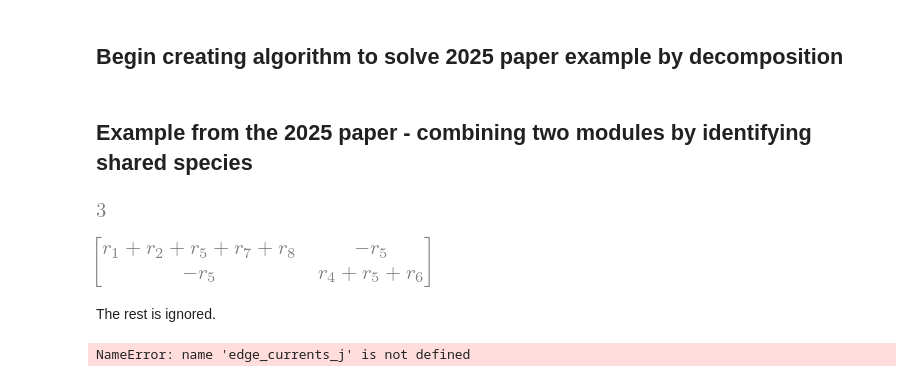
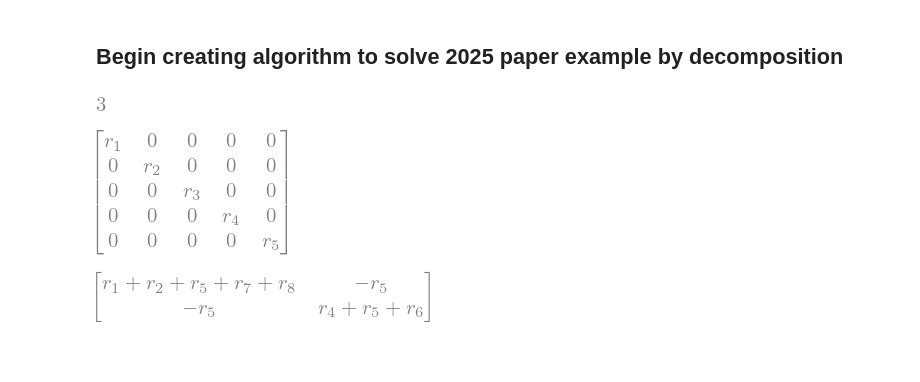
Before and after one commit to FTurci/conductance-chem-net, a Jupyter notebook: students/Jed/Integrated Combining Class.ipynb, the cells around one changed output. Drawn from its saved outputs; the diff is of its cells as text; code cells hidden in the pictures; blank space fills up the shorter version.

```diff
--- a/students/Jed/Integrated Combining Class.ipynb
+++ b/students/Jed/Integrated Combining Class.ipynb
@@ -535,6 +522,4 @@ class CombiningModules:
         #
 
         self.mod3_resistance_matrix = self.PI_1_3.T * self.mod1_conductance_matrix.inv() * self.PI_1_3 + self.PI_2_3.T * self.mod2_conductance_matrix.inv() * self.PI_2_3
-# %% [markdown]
-## Example from the 2025 paper - combining two modules by identifying shared species
 # %%
@@ -551,23 +535,23 @@ mod1.matrix.cols
 # %% [output]
 [figure]
 # %%
-# second module, defined from the stoichiometric matrix and some labels
 stoich_matrix_2 = Matrix([[-1, 0, 1, 0, 0], # first row of internal
                            [1, -1, 0, -1, 0],
                            [0, 1, -1, 0, 1],
                            [0, 0, 0, 1, -1],
                              [0, 0, 0, -1, 0], # first row external
                              [0, 0, 0, 0, 1],
                              [-1, 0, 0, 0, 0],
                              [0, 0, 1, 0, 0]])
 
 
 labels_mod2 = {0: 'Eb', 1: 'EbF', 2: 'EbW', 3: 'Eb*', 4: 'Na', 5: 'Nb', 6: 'F', 7: 'W'}
 species_names2 = ["Eb", "EbF", "EbW", "Eb*", "Na", "Nb", "F", "W"]
 
 
 mod2 = ModuleProperties(stoich_matrix_2, 4,labels_mod2, species_names2)
 
-# If we want, we can directly calculate the reaction resistance matrix
-# mod2.calculate_reaction_resistance_matrix()
+mod2.calculate_reaction_resistance_matrix()
+# %% [output]
+[figure, added]
 # %%
@@ -575,72 +558,3 @@ mod2 = ModuleProperties(stoich_matrix_2, 4,labels_mod2, species_names2)
 CombiningModules(mod1, mod2).mod3_resistance_matrix
 # %% [output]
 [figure]
-# %% [markdown]
-The rest is ignored.
-# %%
-
-
-# LABELS FOR ALL SPECIES AND CHEMICAL POTENTIALS
-
-SM_1 = Matrix( [[-1, 1, 0], [1, -1, -1], [0, 0, 1], [-1, 0, -1], [0, 1, 0]] ) # The SM of module 1
-
-species_names = ["Ea", "EaS", "EaS2", "S", "Na"] # species for module 1 in latex notation
-species_labels = []
-
-chemical_potentials = []
-
-num_rows = 5 #self.matrix.rows
-
-for n in range(num_rows):
-
-    species_symbol = species_names[n]
-    species_symbol = symbols(species_symbol)
-    species_labels.append(species_symbol)
-
-    chem_pot = symbols(f"\mu_{species_symbol}")
-    chemical_potentials.append(chem_pot)
-
-
-edge_currents_vector = Matrix([edge_currents_j]) # make a vector out of the js
-chemical_potentials_vector = Matrix([chemical_potentials]) # make a vector out of the labelled chemical potentials
-
-
-
-
-# LABELS FOR ALL RESISTANCES AND REACTIONS
-
-num_cols = 3 #self.matrix.cols # Finds number of columns ( == no. of reactions) in the SM
-
-resistances = [] # define list to hold reaction labels
-edge_currents_j = []
-forces = []
-
-for n in range(num_cols):
-
-    nth_resistance = symbols(f"r{n+1}") # assign name of nth resistance
-    resistances.append(nth_resistance) # add to list of resistance
-
-    nth_edge_currents_j = symbols(f"j{n+1}") # assign name of nth resistance
-    edge_currents_j.append(nth_edge_currents_j) # add to list of resistance
-
-    reaction_vector = -1* SM_1[:,n] #self.matrix[:,n]
-
-    forces.append(chemical_potentials_vector*reaction_vector) # use reaction vector *-1  in SM to create forces in terms of chem potentials
-
-force_vector = Matrix([forces]).T
-
-
-
-# reaction resistance in terms of r = f/j
-
-reaction_level_res = []
-
-for n in range(num_cols):
-
-    symbolic_resistance = force_vector[n] / edge_currents_vector[n]
-
-    reaction_level_res.append(symbolic_resistance)
-
-kinetic_form_resistance_matrix = Matrix([reaction_level_res])
-# %% [output]
-NameError: name 'edge_currents_j' is not defined
```
Also changed, not shown: parts of 3 cells of this notebook.
